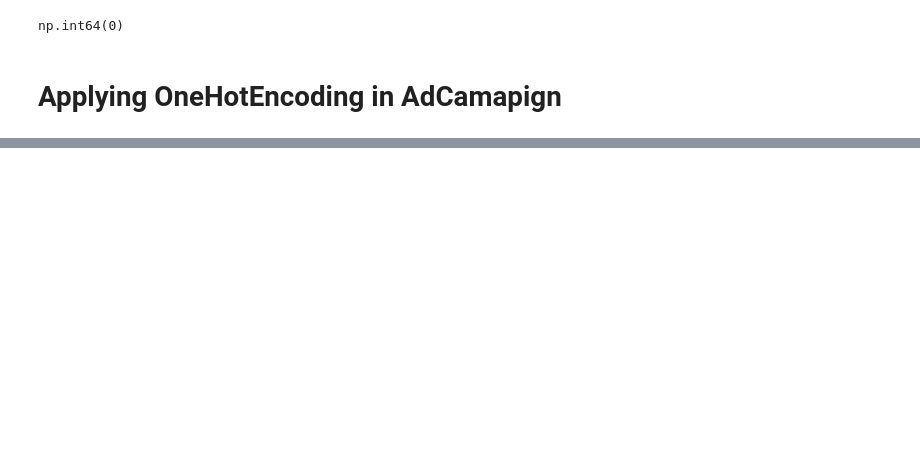
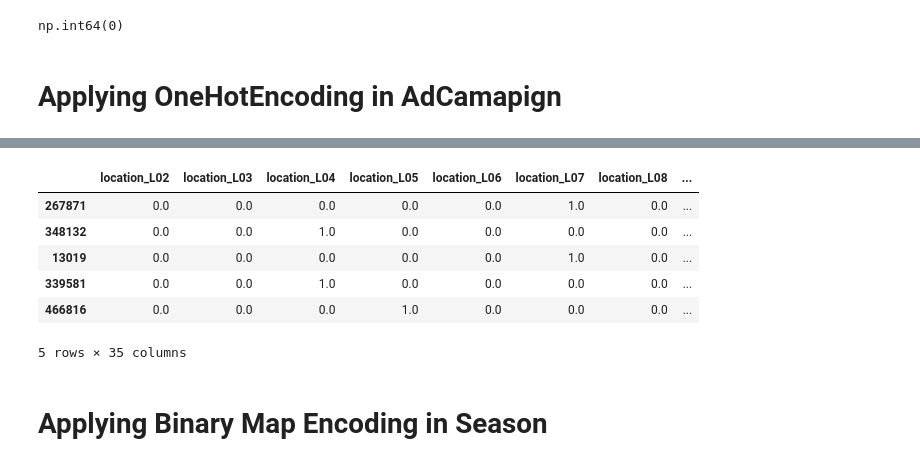
Before and after one commit to sachinn854/Product-Demand-Forecasting, a Jupyter notebook: 8_Encoding/encoding.ipynb, the cells around one changed output, grey strips where cells are left out. Saved outputs shown, nothing was run; the diff lists cells and outputs as text; code cells hidden in the pictures; blank space fills up the shorter version.

```diff
--- a/8_Encoding/encoding.ipynb
+++ b/8_Encoding/encoding.ipynb
@@ -183,0 +222,10 @@ df.sample()
+# %%
+df.sample(5)
+# %% [output]
+|  | location_L02 | location_L03 | location_L04 | location_L05 | location_L06 | location_L07 | location_L08 | ... |
+| 267871 | 0.0 | 0.0 | 0.0 | 0.0 | 0.0 | 1.0 | 0.0 | ... |
+| 348132 | 0.0 | 0.0 | 1.0 | 0.0 | 0.0 | 0.0 | 0.0 | ... |
+| 13019 | 0.0 | 0.0 | 0.0 | 0.0 | 0.0 | 1.0 | 0.0 | ... |
+| 339581 | 0.0 | 0.0 | 1.0 | 0.0 | 0.0 | 0.0 | 0.0 | ... |
+| 466816 | 0.0 | 0.0 | 0.0 | 1.0 | 0.0 | 0.0 | 0.0 | ... |
+5 rows × 35 columns
@@ -183,0 +235,2 @@ df.sample()
+# %% [markdown]
+# Applying Binary Map Encoding in Season
```
Also changed, not shown: parts of 20 cells of this notebook, 2 other files.
